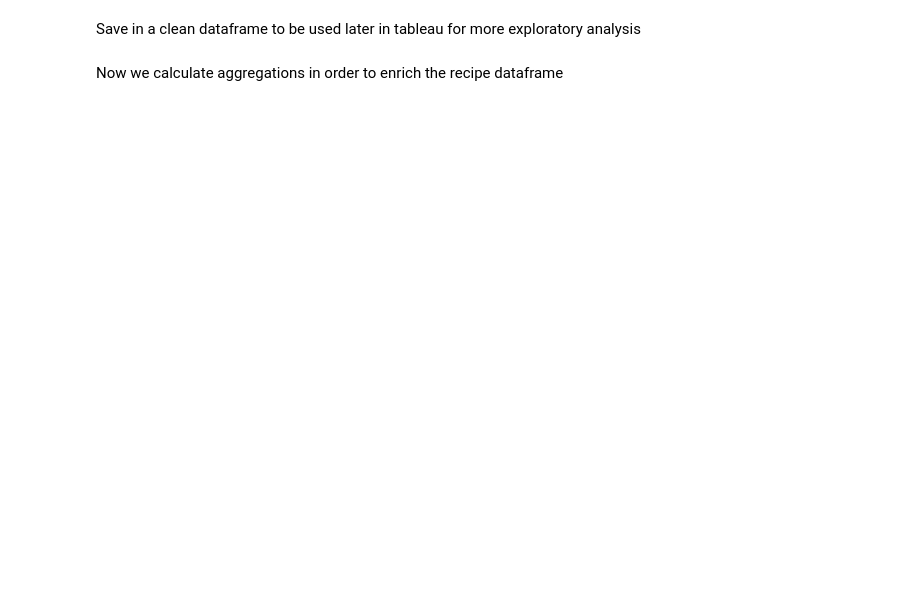
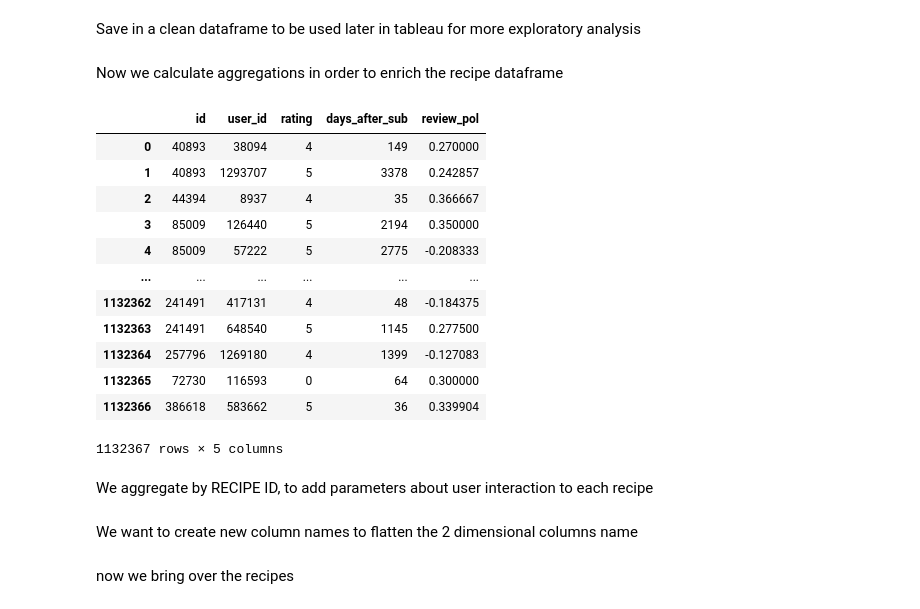
Before and after one commit to Alex-Skp/Recipe-Popularity-Predictor, a Jupyter notebook: code/engineering-a-training-dataset.ipynb, the cells around one changed output. Drawn from its saved outputs; the diff is of its cells as text; code cells hidden in the pictures; blank space fills up the shorter version.

```diff
--- a/code/engineering-a-training-dataset.ipynb
+++ b/code/engineering-a-training-dataset.ipynb
@@ -186,3 +189,25 @@ Save in a clean dataframe to be used later in tableau for more exploratory analy
 interactions.to_csv("../data/clean-data/interactions_clean.csv")
 # %% [markdown]
 Now we calculate aggregations in order to enrich the recipe dataframe
+# %%
+interactions = pd.read_csv("../data/clean-data/interactions_clean.csv")
+# %%
+interaction_nums = interactions[['id','user_id','rating','days_after_sub','review_pol']]
+# %%
+interaction_nums
+# %% [output]
+|  | id | user_id | rating | days_after_sub | review_pol |
+| 0 | 40893 | 38094 | 4 | 149 | 0.270000 |
+| 1 | 40893 | 1293707 | 5 | 3378 | 0.242857 |
+| 2 | 44394 | 8937 | 4 | 35 | 0.366667 |
+| 3 | 85009 | 126440 | 5 | 2194 | 0.350000 |
+| 4 | 85009 | 57222 | 5 | 2775 | -0.208333 |
+| ... | ... | ... | ... | ... | ... |
+| 1132362 | 241491 | 417131 | 4 | 48 | -0.184375 |
+| 1132363 | 241491 | 648540 | 5 | 1145 | 0.277500 |
+| 1132364 | 257796 | 1269180 | 4 | 1399 | -0.127083 |
+| 1132365 | 72730 | 116593 | 0 | 64 | 0.300000 |
+| 1132366 | 386618 | 583662 | 5 | 36 | 0.339904 |
+1132367 rows × 5 columns
+# %% [markdown]
+We aggregate by RECIPE ID, to add parameters about user interaction to each recipe
@@ -188,0 +219,2 @@ Now we calculate aggregations in order to enrich the recipe dataframe
+# %% [markdown]
+We want to create new column names to flatten the 2 dimensional columns name
@@ -188,0 +223,2 @@ Now we calculate aggregations in order to enrich the recipe dataframe
+# %% [markdown]
+now we bring over the recipes
```
Also changed, not shown: parts of 30 cells of this notebook.
